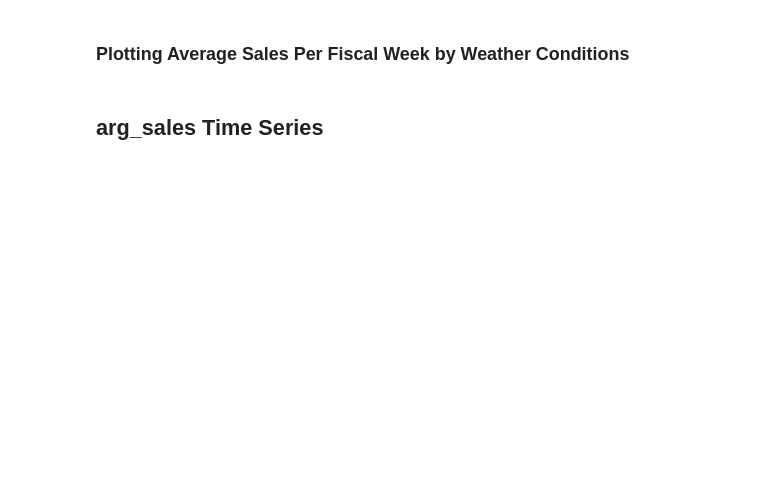
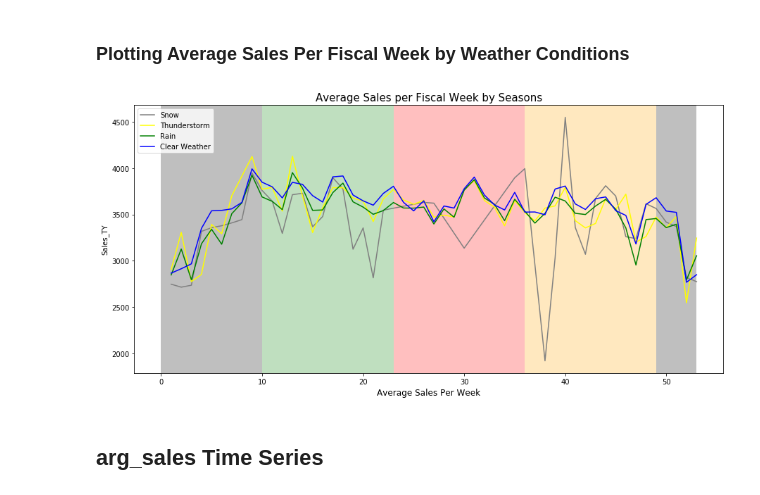
Before and after one commit to will4865/Inspire-Brands-Case-Study, a Jupyter notebook: technical-case-study.ipynb, the cells around one changed output. Drawn from its saved outputs; the diff is of its cells as text; code cells hidden in the pictures; blank space fills up the shorter version.

```diff
--- a/technical-case-study.ipynb
+++ b/technical-case-study.ipynb
@@ -1058,26 +1074,28 @@ print('Combining these dataframes lost',len(arg_sales) - len(sales_and_weather),
 # %%
 plt.figure(figsize = (15,7))
 sns.lineplot(sales_and_weather.loc[sales_and_weather['snow'] == 1].groupby('Fiscal_Week_Number').agg({'Sales_TY': 'mean'}).reset_index()['Fiscal_Week_Number'],
             sales_and_weather.loc[sales_and_weather['snow'] == 1].groupby('Fiscal_Week_Number').agg({'Sales_TY': 'mean'}).reset_index()['Sales_TY'],
              color = 'grey', label = 'Snow')
 sns.lineplot(sales_and_weather.loc[sales_and_weather['thunderstorm'] == 1].groupby('Fiscal_Week_Number').agg({'Sales_TY': 'mean'}).reset_index()['Fiscal_Week_Number'],
             sales_and_weather.loc[sales_and_weather['thunderstorm'] == 1].groupby('Fiscal_Week_Number').agg({'Sales_TY': 'mean'}).reset_index()['Sales_TY'],
              color = 'yellow', label = 'Thunderstorm')
 sns.lineplot(sales_and_weather.loc[sales_and_weather['rain'] == 1].groupby('Fiscal_Week_Number').agg({'Sales_TY': 'mean'}).reset_index()['Fiscal_Week_Number'],
             sales_and_weather.loc[sales_and_weather['rain'] == 1].groupby('Fiscal_Week_Number').agg({'Sales_TY': 'mean'}).reset_index()['Sales_TY'],
              color = 'green', label = 'Rain')
 sns.lineplot(sales_and_weather.loc[sales_and_weather['clear_weather'] == 1].groupby('Fiscal_Week_Number').agg({'Sales_TY': 'mean'}).reset_index()['Fiscal_Week_Number'],
             sales_and_weather.loc[sales_and_weather['clear_weather'] == 1].groupby('Fiscal_Week_Number').agg({'Sales_TY': 'mean'}).reset_index()['Sales_TY'],
              color = 'blue', label = 'Clear Weather')
 plt.xlabel('Fiscal Week Number', size = 12)
 plt.xlabel('Average Sales Per Week', size = 12)
-plt.title('Average Sales per Fiscal Week', size =15)
+plt.title('Average Sales per Fiscal Week by Seasons', size =15)
 plt.axvspan(0,10, facecolor = 'k', alpha = 0.25)
 plt.axvspan(49,53, facecolor = 'k', alpha = 0.25)
 plt.axvspan(10,23, facecolor = 'green', alpha = 0.25)
 plt.axvspan(23,36, facecolor = 'red', alpha = 0.25)
 plt.axvspan(36,49, facecolor = 'orange', alpha = 0.25)
 plt.show()
+# %% [output]
+[figure, added]
 # %% [markdown]
 ## arg_sales Time Series
 # %%
```
Also changed, not shown: parts of 14 cells of this notebook.
